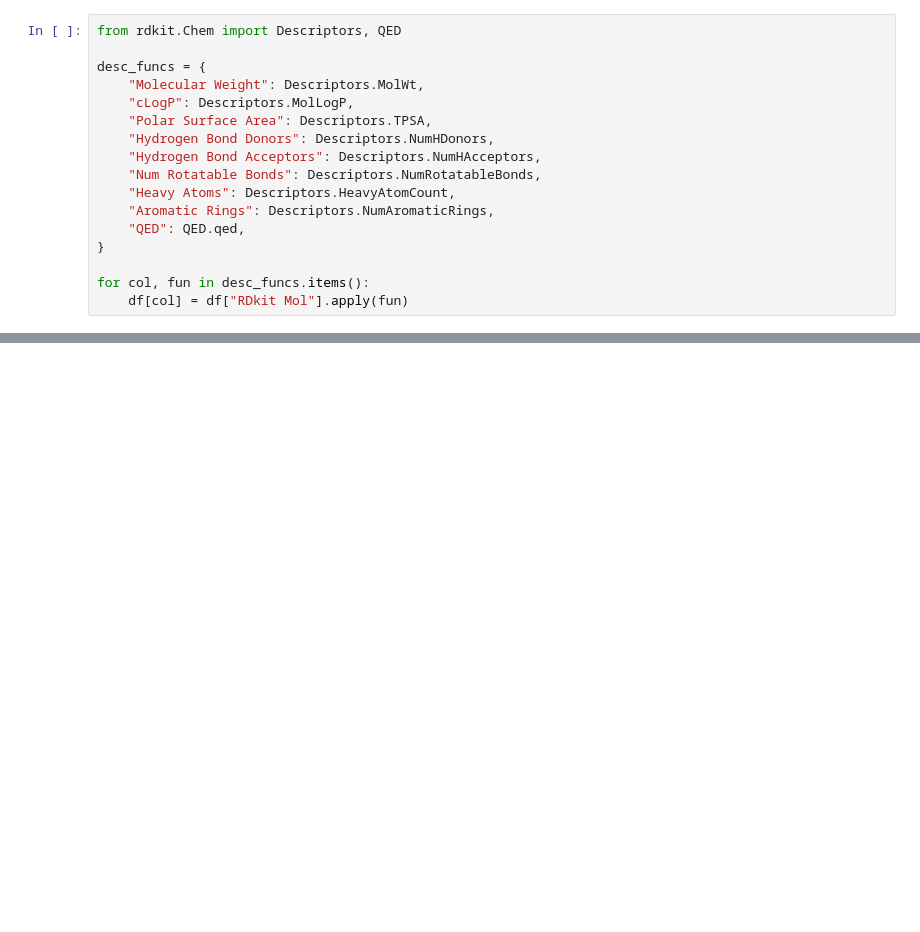
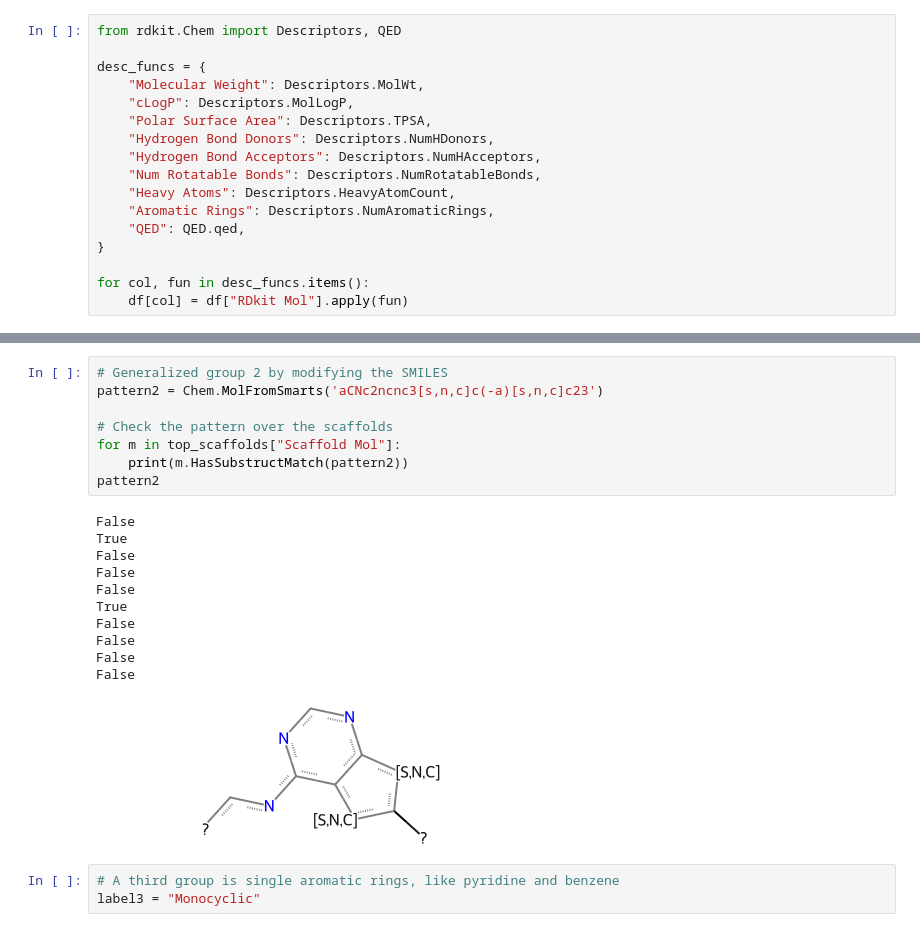
Before and after one commit to chabi-fin/EGFR-benchmark, a Jupyter notebook: notebooks/cheminformatics.ipynb, the cells around one changed output, grey strips where cells are left out. Cells and saved outputs as stored; diff of their text form; blank space fills up the shorter version.

```diff
--- a/notebooks/cheminformatics.ipynb
+++ b/notebooks/cheminformatics.ipynb
@@ -59,0 +246,23 @@ fig.tight_layout()
+# %%
+# Generalized group 2 by modifying the SMILES
+pattern2 = Chem.MolFromSmarts('aCNc2ncnc3[s,n,c]c(-a)[s,n,c]c23')
+
+# Check the pattern over the scaffolds
+for m in top_scaffolds["Scaffold Mol"]:
+    print(m.HasSubstructMatch(pattern2))
+pattern2
+# %% [output]
+False
+True
+False
+False
+False
+True
+False
+False
+False
+False
+[figure, added]
+# %%
+# A third group is single aromatic rings, like pyridine and benzene
+label3 = "Monocyclic"
```
Also changed, not shown: parts of 33 cells of this notebook, 11 other files.
